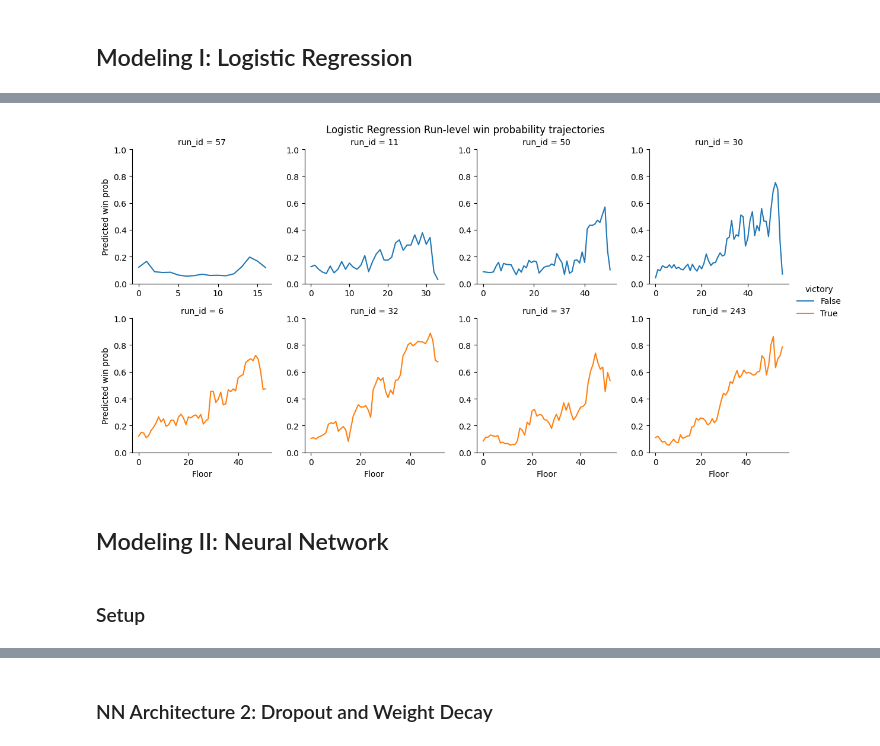
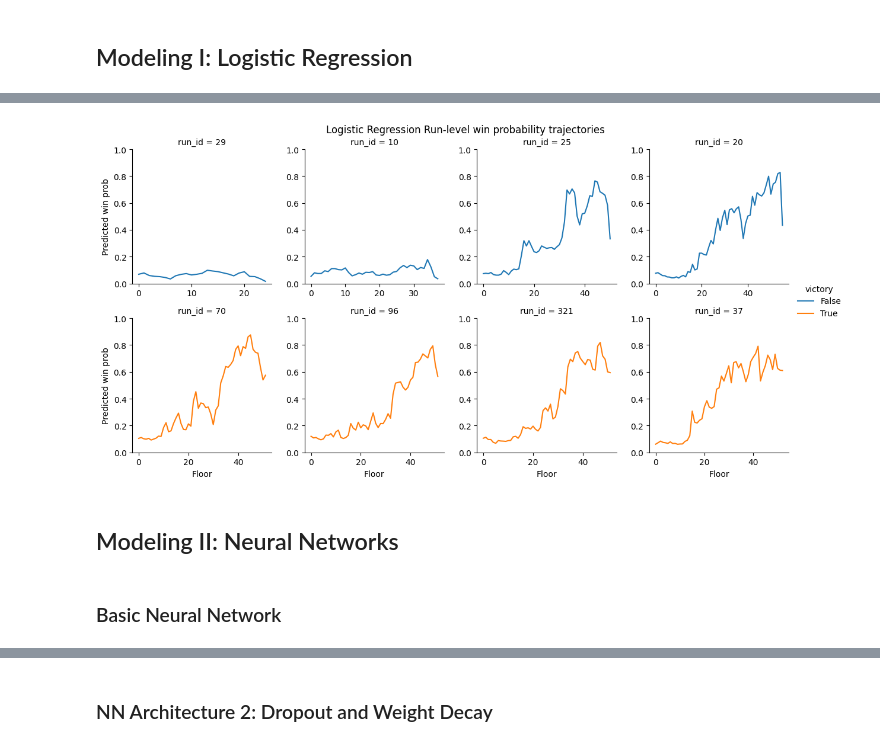
Before and after one commit to JoeyRussoniello/sts-win-prediction, a Jupyter notebook: notebooks/4 - Modeling.ipynb, the cells around one changed output, grey strips where cells are left out. Saved outputs shown, nothing was run; the diff lists cells and outputs as text; code cells hidden in the pictures.

```diff
--- a/notebooks/4 - Modeling.ipynb
+++ b/notebooks/4 - Modeling.ipynb
@@ -469,4 +779,4 @@ predictions
-# %%
-plot_predictions(predictions, model_name = 'Logistic Regression')
-# %% [output]
-[figure, removed]
+# %%
+logistic_model.plot_predictions(sample)
+# %% [output]
+[figure, added]
@@ -473,7 +785,7 @@ plot_predictions(predictions, model_name = 'Logistic Regression')
 # %% [markdown]
-## Modeling II: Neural Network
+## Modeling II: Neural Networks
-# %% [markdown]
-### Setup
+# %% [markdown]
+### Basic Neural Network
 # %%
 # TODO
 class BasicNN(nn.Module):
```
Also changed, not shown: parts of 104 cells of this notebook.
